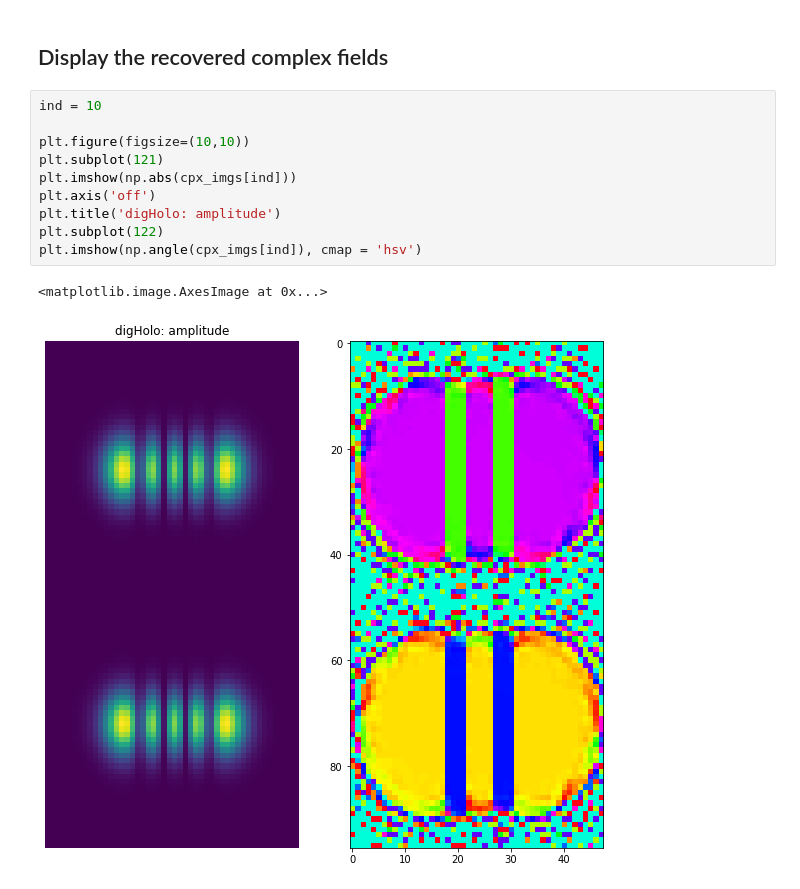
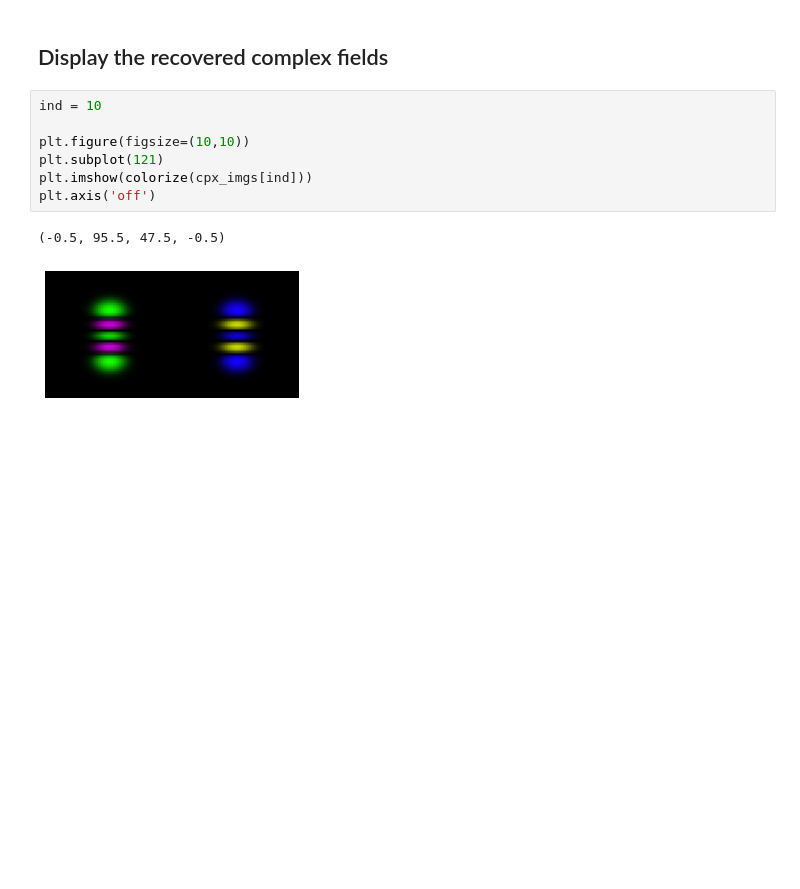
Before and after one commit to wavefrontshaping/pyDigHolo, a Jupyter notebook: examples/simulated_data.ipynb, the cells around one changed output. Drawn from its saved outputs; the diff is of its cells as text; blank space fills up the shorter version.

Commit message:
add colorize

```diff
--- a/examples/simulated_data.ipynb
+++ b/examples/simulated_data.ipynb
@@ -126,13 +127,10 @@ print(dh.GetTilt())
 # %%
 ind = 10
 
 plt.figure(figsize=(10,10))
 plt.subplot(121)
-plt.imshow(np.abs(cpx_imgs[ind]))
+plt.imshow(colorize(cpx_imgs[ind]))
 plt.axis('off')
-plt.title('digHolo: amplitude')
-plt.subplot(122)
-plt.imshow(np.angle(cpx_imgs[ind]), cmap = 'hsv')
 # %% [output]
-<matplotlib.image.AxesImage at 0x...>
+(-0.5, 95.5, 47.5, -0.5)
-[figure, old version]
+[figure, new version]
```
Also changed, not shown: parts of 1 cell of this notebook, 1 other file.
